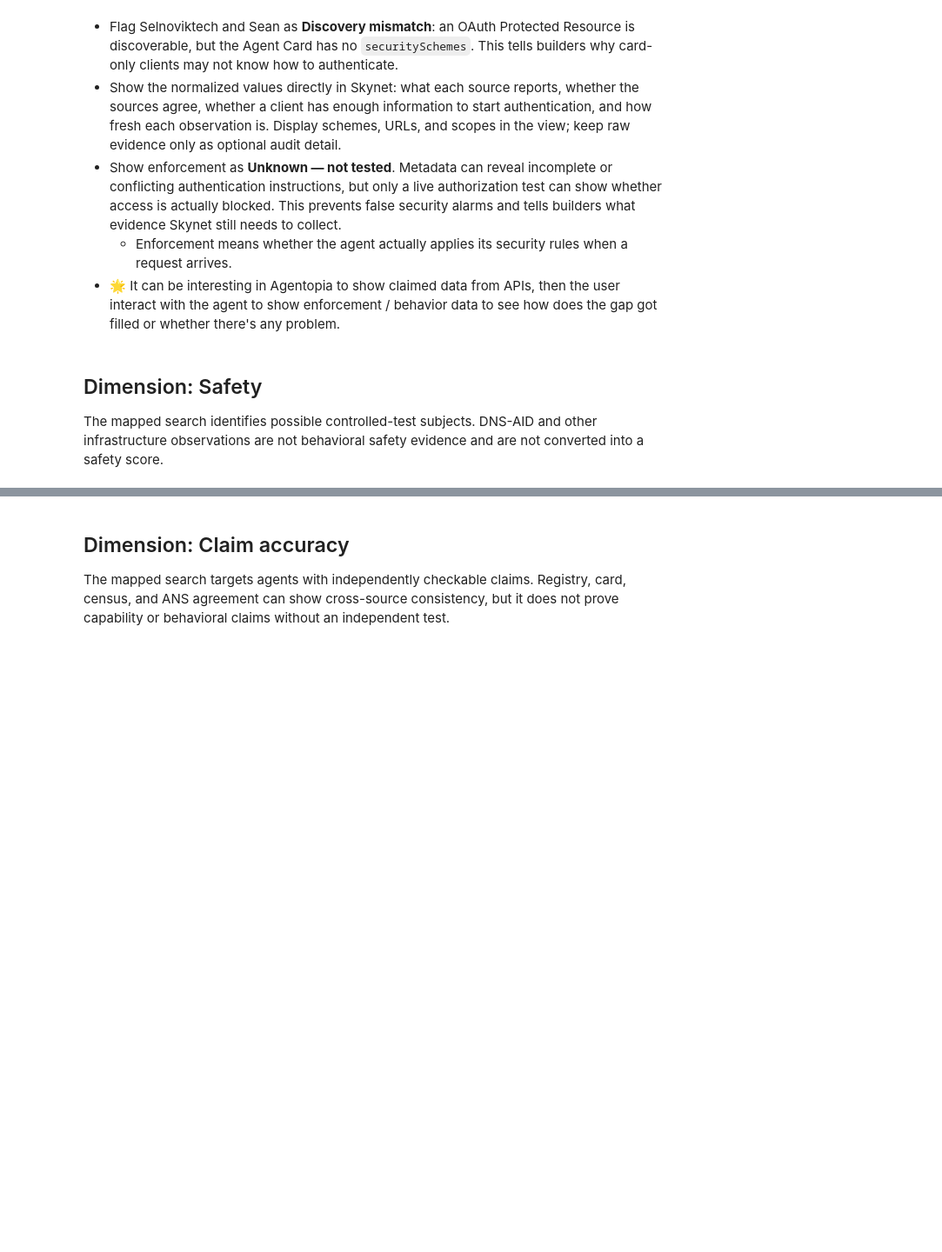
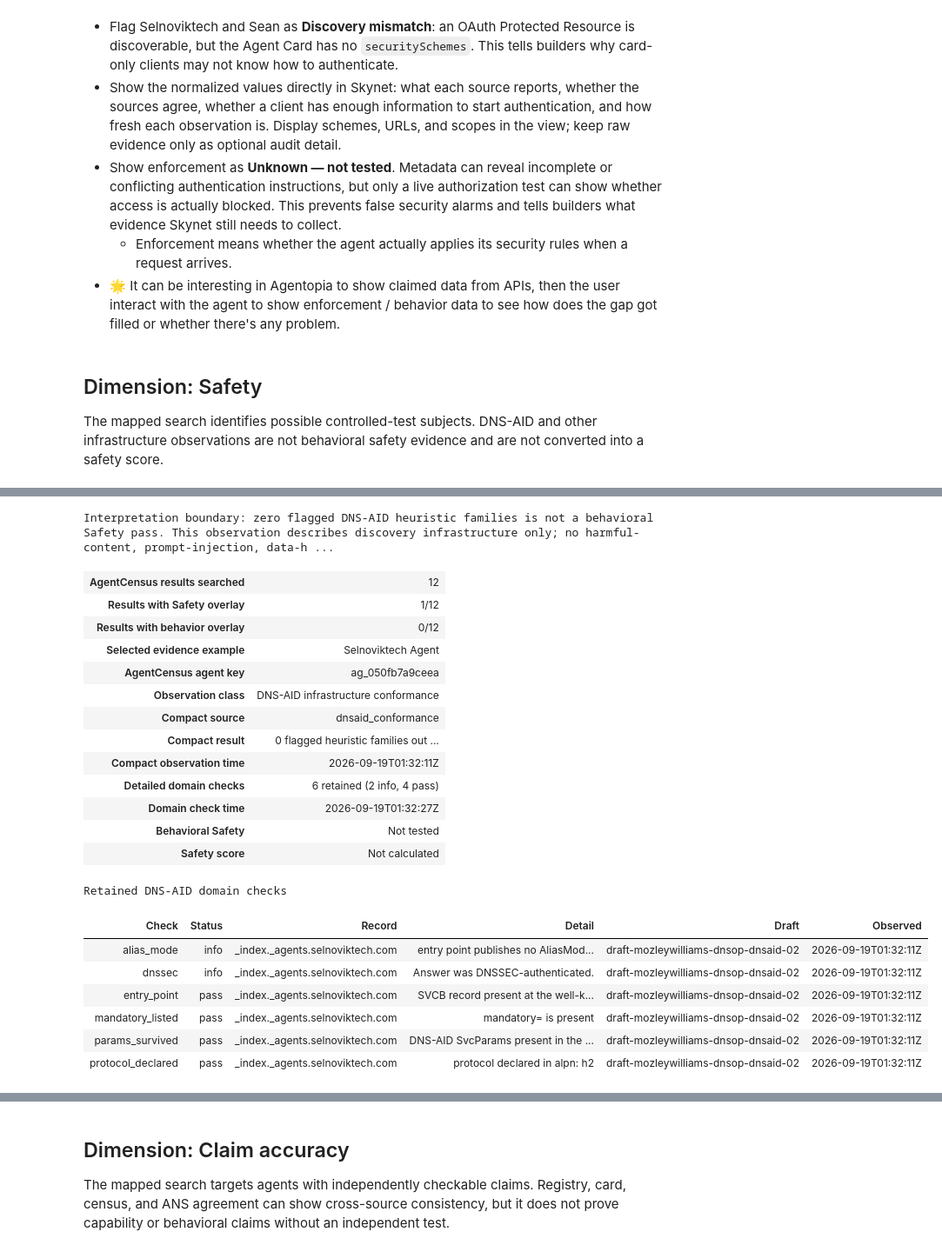
Before and after one commit to hanhanwu/Agentopia, a Jupyter notebook: EXPERIMENTS/notebooks/trust_model_comparison.ipynb, the cells around one changed output, grey strips where cells are left out. Shown at 87% size. Cells and saved outputs as stored; diff of their text form; code cells hidden in the pictures; blank space fills up the shorter version.

Commit message:
API can't provide safety data, at least now I know better what can't rely on APIs

```diff
--- a/EXPERIMENTS/notebooks/trust_model_comparison.ipynb
+++ b/EXPERIMENTS/notebooks/trust_model_comparison.ipynb
@@ -452,0 +462,36 @@ A2A Registry | A2A Trust Plane                   | https://trust.the825.co/.well
+# %%
+SAFETY_INFRASTRUCTURE_AGENT = next(
+    agent for agent in dimension_agents("identity_control")
+    if agent["agentcensus_agent_key"] == "ag_050fb7a9ceea"
+)
+safety_domain_response = artifact(
+    "trust_model_comparison_agentcensus_only_selnoviktech_domain.json"
+)
+HTML(experiment_utils.agentcensus_render_safety_infrastructure_observation(
+    search_bundle["dimensions"]["safety"],
+    SAFETY_INFRASTRUCTURE_AGENT,
+    safety_domain_response,
+))
+# %% [output]
+Interpretation boundary: zero flagged DNS-AID heuristic families is not a behavioral Safety pass. This observation describes discovery infrastructure only; no harmful-content, prompt-injection, data-h ...
+| AgentCensus results searched | 12 |
+| Results with Safety overlay | 1/12 |
+| Results with behavior overlay | 0/12 |
+| Selected evidence example | Selnoviktech Agent |
+| AgentCensus agent key | ag_050fb7a9ceea |
+| Observation class | DNS-AID infrastructure conformance |
+| Compact source | dnsaid_conformance |
+| Compact result | 0 flagged heuristic families out ... |
+| Compact observation time | 2026-09-19T01:32:11Z |
+| Detailed domain checks | 6 retained (2 info, 4 pass) |
+| Domain check time | 2026-09-19T01:32:27Z |
+| Behavioral Safety | Not tested |
+| Safety score | Not calculated |
+Retained DNS-AID domain checks
+| Check | Status | Record | Detail | Draft | Observed |
+| alias_mode | info | _index._agents.selnoviktech.com | entry point publishes no AliasMod... | draft-mozleywilliams-dnsop-dnsaid-02 | 2026-09-19T01:32:11Z |
+| dnssec | info | _index._agents.selnoviktech.com | Answer was DNSSEC-authenticated. | draft-mozleywilliams-dnsop-dnsaid-02 | 2026-09-19T01:32:11Z |
+| entry_point | pass | _index._agents.selnoviktech.com | SVCB record present at the well-k... | draft-mozleywilliams-dnsop-dnsaid-02 | 2026-09-19T01:32:11Z |
+| mandatory_listed | pass | _index._agents.selnoviktech.com | mandatory= is present | draft-mozleywilliams-dnsop-dnsaid-02 | 2026-09-19T01:32:11Z |
+| params_survived | pass | _index._agents.selnoviktech.com | DNS-AID SvcParams present in the ... | draft-mozleywilliams-dnsop-dnsaid-02 | 2026-09-19T01:32:11Z |
+| protocol_declared | pass | _index._agents.selnoviktech.com | protocol declared in alpn: h2 | draft-mozleywilliams-dnsop-dnsaid-02 | 2026-09-19T01:32:11Z |
```
Also changed, not shown: parts of 2 cells of this notebook, 2 other files.
